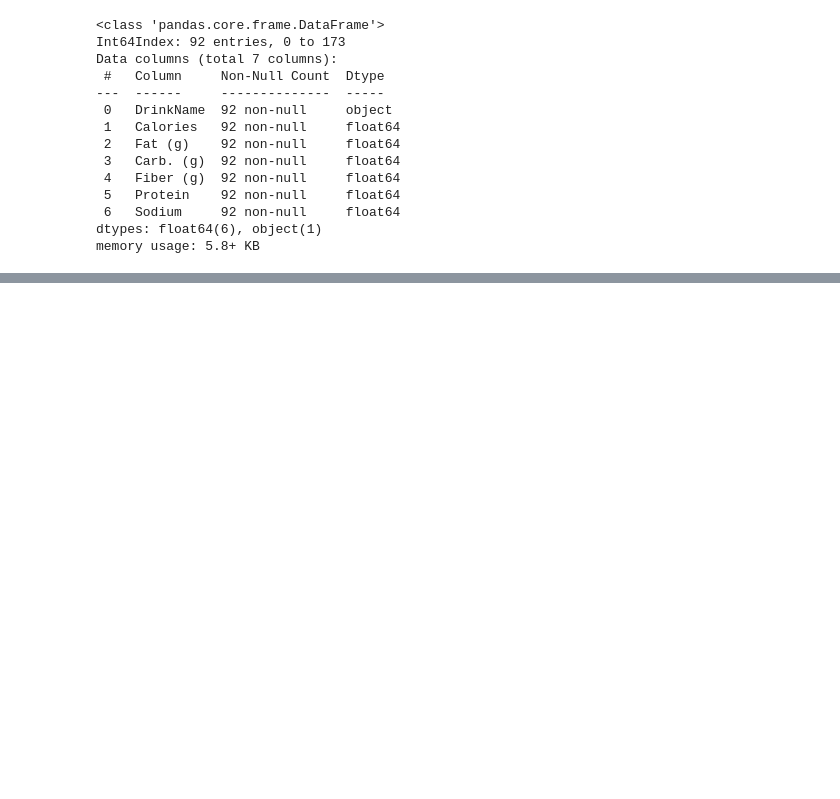
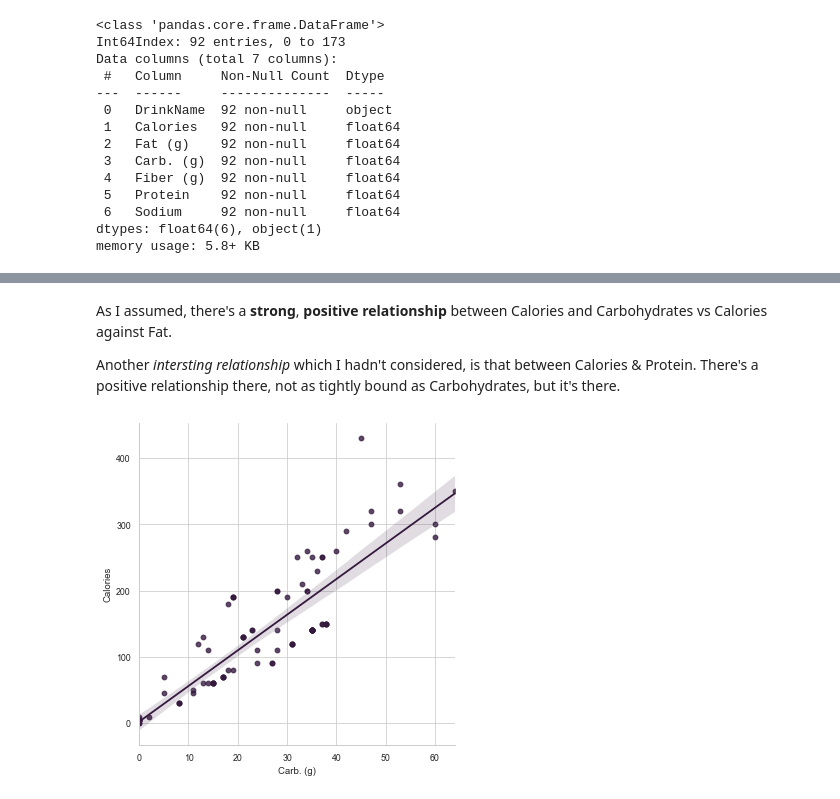
Before and after one commit to dj-m/DataStoryCrafting, a Jupyter notebook: DataStorytelling.ipynb, the cells around one changed output, grey strips where cells are left out. Cells and saved outputs as stored; diff of their text form; code cells hidden in the pictures; blank space fills up the shorter version.

```diff
--- a/DataStorytelling.ipynb
+++ b/DataStorytelling.ipynb
@@ -87,0 +106,10 @@ From the swarm plots it looks like a lot of the drinks don't have very many gram
+# %% [markdown]
+As I assumed, there's a **strong**, **positive relationship** between Calories and Carbohydrates vs Calories against Fat.
+
+Another _intersting relationship_ which I hadn't considered, is that between Calories & Protein. There's a positive relationship there, not as tightly bound as Carbohydrates, but it's there.
+# %%
+# Looking more closely at relationship between Calories & Carbohydrates
+sns.lmplot(x = df.columns[3], y = df.columns[1], data = df)
+sns.despine()
+# %% [output]
+[figure, added]
```
Also changed, not shown: parts of 9 cells of this notebook.
